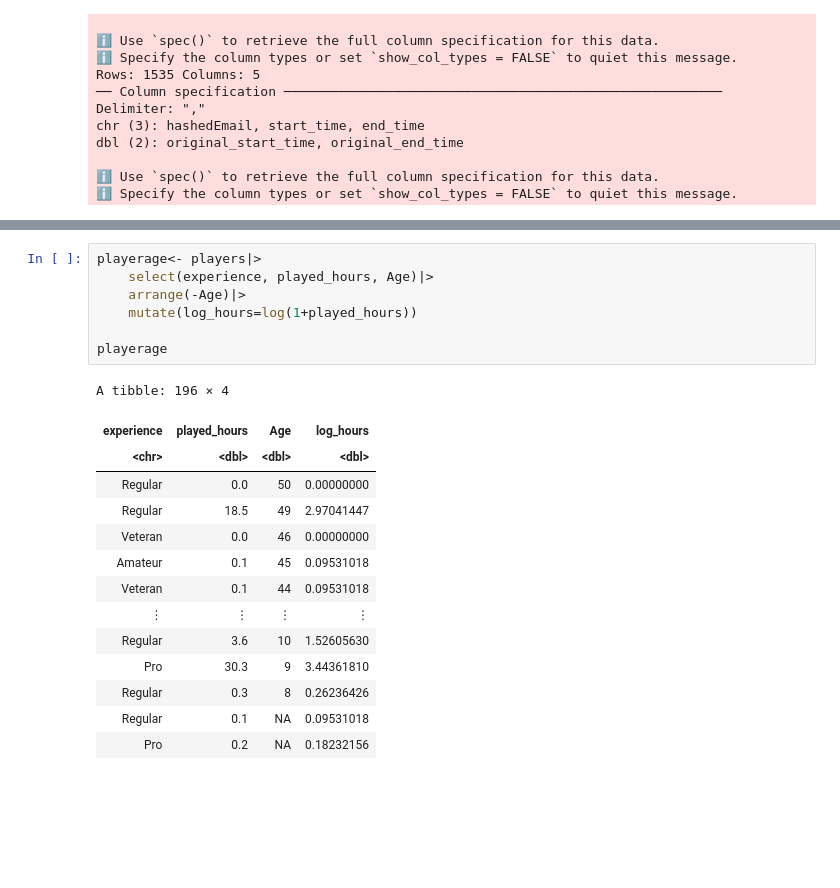
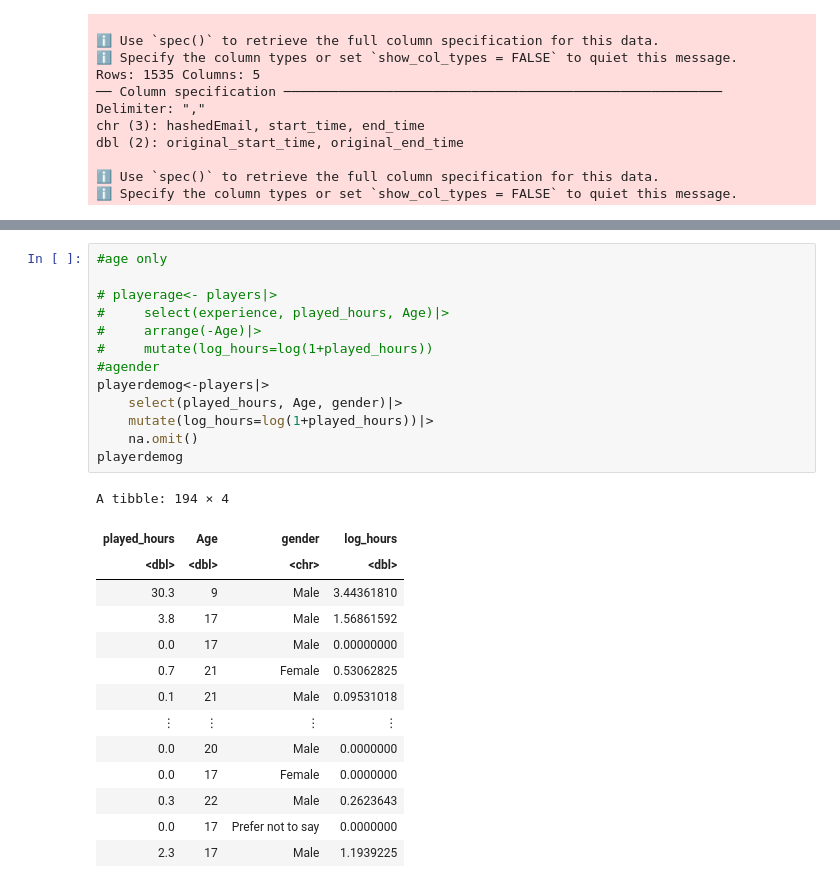
Before and after one commit to Jazecab/DSCI100-Project-Main, a Jupyter notebook: Project_JC.ipynb, the cells around one changed output, grey strips where cells are left out. Saved outputs shown, nothing was run; the diff lists cells and outputs as text; blank space fills up the shorter version.

```diff
--- a/Project_JC.ipynb
+++ b/Project_JC.ipynb
@@ -51,22 +36,28 @@ A spec_tbl_df: 196 × 7
 # %%
-playerage<- players|>
-    select(experience, played_hours, Age)|>
-    arrange(-Age)|>
-    mutate(log_hours=log(1+played_hours))
+#age only
 
-playerage
+# playerage<- players|>
+#     select(experience, played_hours, Age)|>
+#     arrange(-Age)|>
+#     mutate(log_hours=log(1+played_hours))
+#agender
+playerdemog<-players|>
+    select(played_hours, Age, gender)|>
+    mutate(log_hours=log(1+played_hours))|>
+    na.omit()
+playerdemog
 # %% [output]
-A tibble: 196 × 4
+A tibble: 194 × 4
-| experience | played_hours | Age | log_hours |
-| <chr> | <dbl> | <dbl> | <dbl> |
-| Regular | 0.0 | 50 | 0.00000000 |
-| Regular | 18.5 | 49 | 2.97041447 |
-| Veteran | 0.0 | 46 | 0.00000000 |
-| Amateur | 0.1 | 45 | 0.09531018 |
-| Veteran | 0.1 | 44 | 0.09531018 |
+| played_hours | Age | gender | log_hours |
+| <dbl> | <dbl> | <chr> | <dbl> |
+| 30.3 | 9 | Male | 3.44361810 |
+| 3.8 | 17 | Male | 1.56861592 |
+| 0.0 | 17 | Male | 0.00000000 |
+| 0.7 | 21 | Female | 0.53062825 |
+| 0.1 | 21 | Male | 0.09531018 |
 | ⋮ | ⋮ | ⋮ | ⋮ |
-| Regular | 3.6 | 10 | 1.52605630 |
-| Pro | 30.3 | 9 | 3.44361810 |
-| Regular | 0.3 | 8 | 0.26236426 |
-| Regular | 0.1 | NA | 0.09531018 |
-| Pro | 0.2 | NA | 0.18232156 |
+| 0.0 | 20 | Male | 0.0000000 |
+| 0.0 | 17 | Female | 0.0000000 |
+| 0.3 | 22 | Male | 0.2623643 |
+| 0.0 | 17 | Prefer not to say | 0.0000000 |
+| 2.3 | 17 | Male | 1.1939225 |
```
Also changed, not shown: parts of 9 cells of this notebook.
